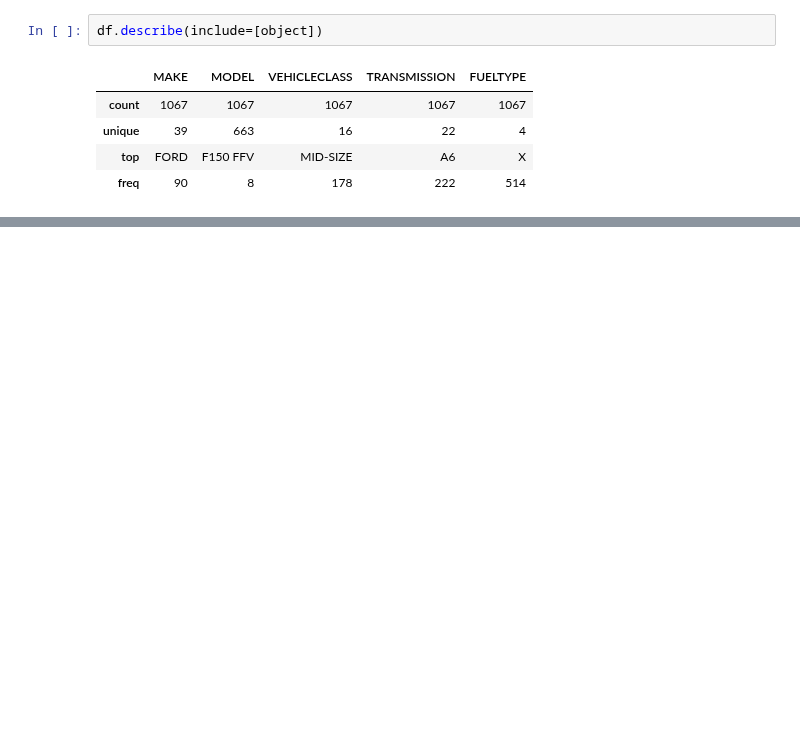
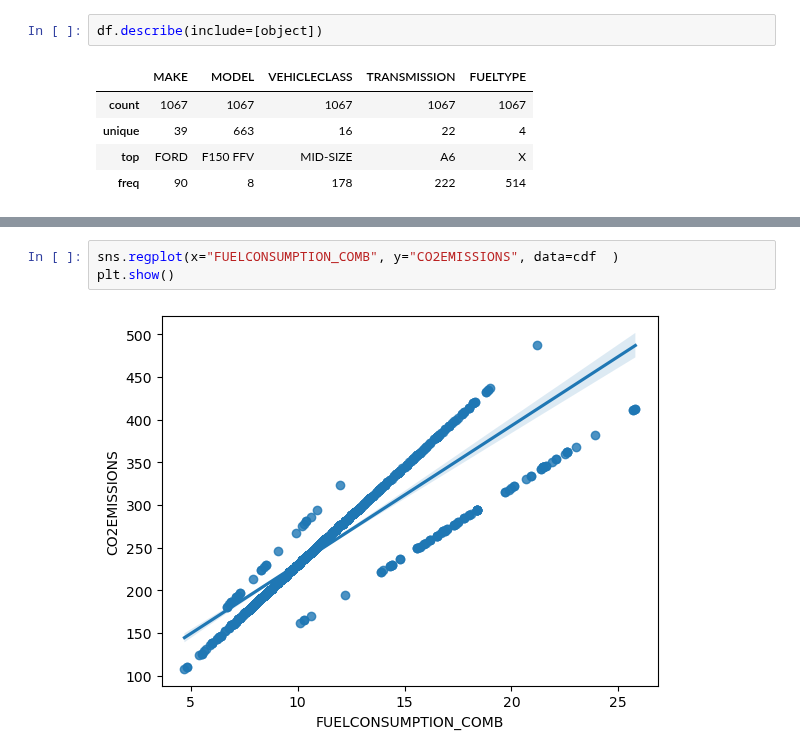
Before and after one commit to jgomezz/cpe_ciencia_datos_python, a Jupyter notebook: mod3_analitica_datos_python/semana_04_evaluacion_modelo.ipynb, the cells around one changed output, grey strips where cells are left out. Saved outputs shown, nothing was run; the diff lists cells and outputs as text; blank space fills up the shorter version.

```diff
--- a/mod3_analitica_datos_python/semana_04_evaluacion_modelo.ipynb
+++ b/mod3_analitica_datos_python/semana_04_evaluacion_modelo.ipynb
@@ -95,0 +123,5 @@ df.describe(include=[object])
+# %%
+sns.regplot(x="FUELCONSUMPTION_COMB", y="CO2EMISSIONS", data=cdf  )
+plt.show()
+# %% [output]
+[figure, added]
```
Also changed, not shown: parts of 5 cells of this notebook.
